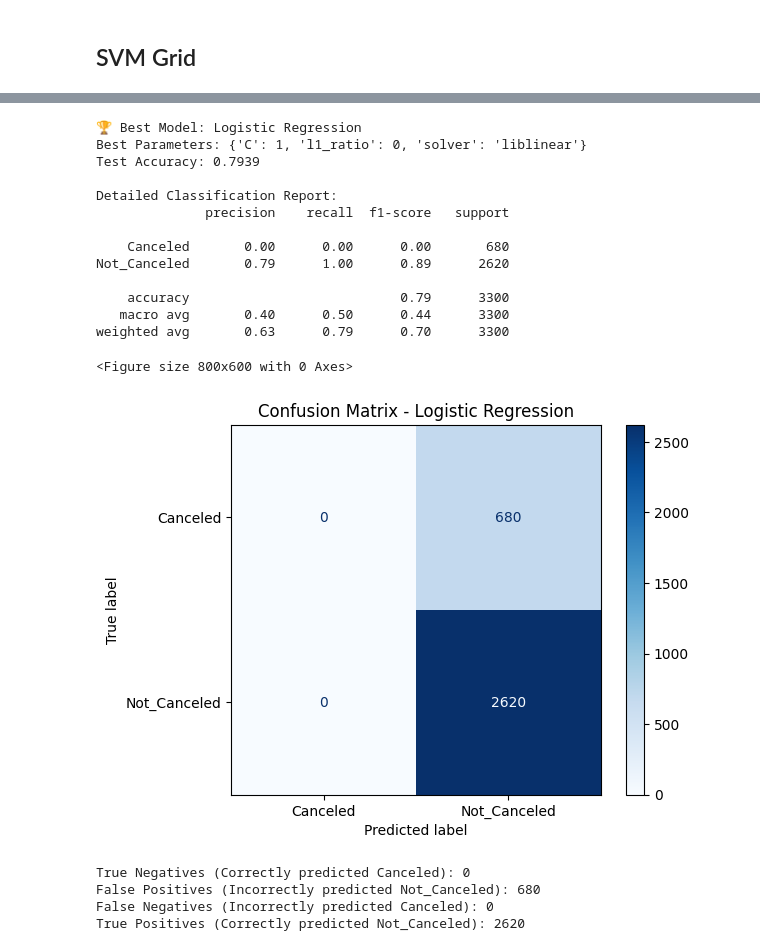
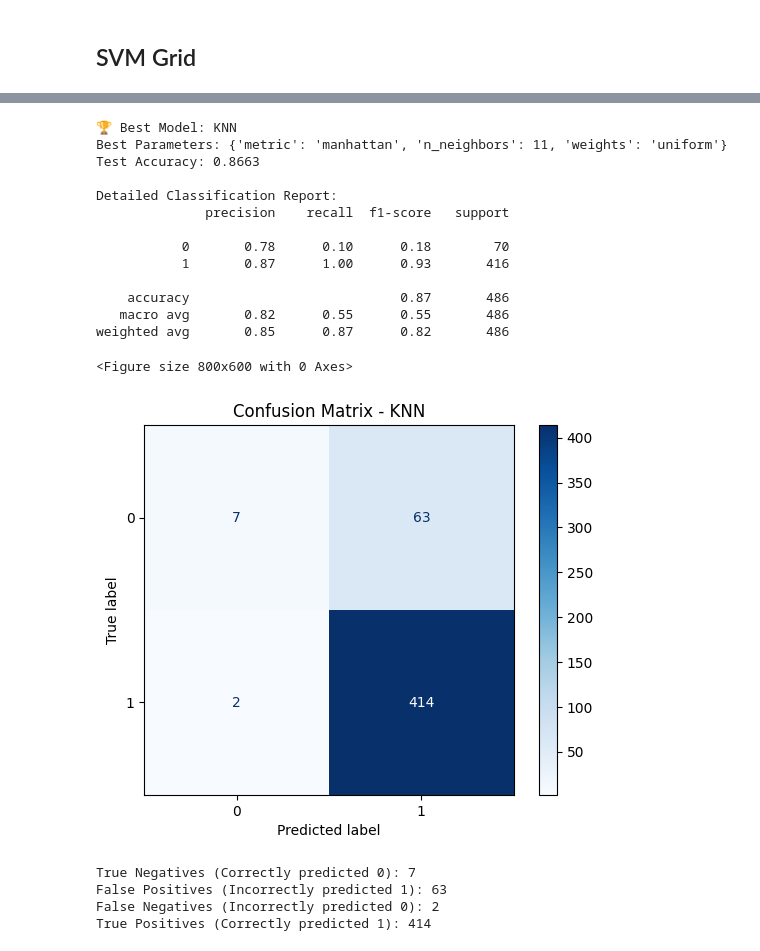
Before and after one commit to remiljw/Capstone-Employee-Churn, a Jupyter notebook: models/baseline.ipynb, the cells around one changed output, grey strips where cells are left out. Saved outputs shown, nothing was run; the diff lists cells and outputs as text; code cells hidden in the pictures.

Commit message:
new data baseline

```diff
--- a/models/baseline.ipynb
+++ b/models/baseline.ipynb
@@ -128,7 +120,7 @@ def CMDisplay(y_test, y_pred):
 ## Simple Logistic Regression
 # %%
 
-lr_baseline = LogisticRegression(random_state=42)
+lr_baseline = LogisticRegression(random_state=42, class_weight='balanced')
 lr_baseline.fit(X_train_scaled, y_train)
 
 y_pred_lr = lr_baseline.predict(X_test_scaled)
@@ -215,7 +215,16 @@ attrition_yes(0)       0.19      0.21      0.20       680
 # %% [markdown]
 ## Random Forest
 # %%
-rf_baseline = RandomForestClassifier(random_state=42)
+# rf_baseline = RandomForestClassifier(random_state=42)
+rf_baseline = RandomForestClassifier(
+    n_estimators=500,
+    max_depth=8,
+    min_samples_leaf=5,
+    max_features="sqrt",
+    class_weight={0:10, 1:1},
+    random_state=42,
+    n_jobs=-1
+)
 rf_baseline.fit(X_train_encoded, y_train)
 
 y_pred_rf = rf_baseline.predict(X_test_encoded)
@@ -242,7 +251,15 @@ attrition_yes(0)       0.00      0.00      0.00       680
 # %% [markdown]
 ## SVM
 # %%
-svm_baseline = SVC()
+# svm_baseline = SVC()
+svm_baseline = SVC(
+    kernel="rbf",
+    C=1.0,
+    gamma="scale",
+    class_weight={0:4, 1:1},
+    probability=True,
+    random_state=42
+)
 svm_baseline.fit(X_train_scaled, y_train)
 
 y_pred_svm = svm_baseline.predict(X_test_scaled)
@@ -395,11 +412,11 @@ Random Forest: 36 parameter combinations
 # %%
 
 models = {
-    'Logistic Regression': (LogisticRegression(random_state=42, max_iter=1000), lr_param_grid, X_train_scaled),
-    'KNN': (KNeighborsClassifier(), knn_param_grid, X_train_scaled),
-    'SVM': (SVC(random_state=42), svm_param_grid, X_train_scaled),
-    'Decision Tree': (DecisionTreeClassifier(random_state=42), dt_param_grid, X_train_encoded),
-    'Random Forest': (RandomForestClassifier(random_state=42), rf_param_grid, X_train_encoded)
+    'Logistic Regression': (lr_baseline, lr_param_grid, X_train_scaled),
+    'KNN': (knn_baseline, knn_param_grid, X_train_scaled),
+    'SVM': (svm_baseline, svm_param_grid, X_train_scaled),
+    'Decision Tree': (dt_baseline, dt_param_grid, X_train_encoded),
+    'Random Forest': (rf_baseline, rf_param_grid, X_train_encoded)
 }
 
 # Store results
@@ -634,41 +651,41 @@ y_pred_best = best_model.predict(X_test_best)
 
 # Detailed classification report
 print("Detailed Classification Report:")
-print(classification_report(y_test, y_pred_best, target_names=['Canceled', 'Not_Canceled'], zero_division=0.0))
+print(classification_report(y_test, y_pred_best, target_names=['0', '1'], zero_division=0.0))
 # %% [output]
-🏆 Best Model: Logistic Regression
-Best Parameters: {'C': 1, 'l1_ratio': 0, 'solver': 'liblinear'}
-Test Accuracy: 0.7939
+🏆 Best Model: KNN
+Best Parameters: {'metric': 'manhattan', 'n_neighbors': 11, 'weights': 'uniform'}
+Test Accuracy: 0.8663
 
 Detailed Classification Report:
               precision    recall  f1-score   support
 
-    Canceled       0.00      0.00      0.00       680
-Not_Canceled       0.79      1.00      0.89      2620
+           0       0.78      0.10      0.18        70
+           1       0.87      1.00      0.93       416
 
-    accuracy                           0.79      3300
-   macro avg       0.40      0.50      0.44      3300
-weighted avg       0.63      0.79      0.70      3300
+    accuracy                           0.87       486
+   macro avg       0.82      0.55      0.55       486
+weighted avg       0.85      0.87      0.82       486
 # %%
 from sklearn.metrics import ConfusionMatrixDisplay
 
 plt.figure(figsize=(8, 6))
 cm = confusion_matrix(y_test, y_pred_best)
-disp = ConfusionMatrixDisplay(confusion_matrix=cm, display_labels=['Canceled', 'Not_Canceled'])
+disp = ConfusionMatrixDisplay(confusion_matrix=cm, display_labels=[0, 1])
 disp.plot(cmap='Blues', values_format='d')
 plt.title(f'Confusion Matrix - {best_model_name}')
 plt.show()
 
 # Calculate additional insights
 tn, fp, fn, tp = cm.ravel()
-print(f"True Negatives (Correctly predicted Canceled): {tn}")
-print(f"False Positives (Incorrectly predicted Not_Canceled): {fp}")
-print(f"False Negatives (Incorrectly predicted Canceled): {fn}")
-print(f"True Positives (Correctly predicted Not_Canceled): {tp}")
+print(f"True Negatives (Correctly predicted 0): {tn}")
+print(f"False Positives (Incorrectly predicted 1): {fp}")
+print(f"False Negatives (Incorrectly predicted 0): {fn}")
+print(f"True Positives (Correctly predicted 1): {tp}")
 # %% [output]
 <Figure size 800x600 with 0 Axes>
-[figure, old version]
+[figure, new version]
-True Negatives (Correctly predicted Canceled): 0
-False Positives (Incorrectly predicted Not_Canceled): 680
-False Negatives (Incorrectly predicted Canceled): 0
-True Positives (Correctly predicted Not_Canceled): 2620
+True Negatives (Correctly predicted 0): 7
+False Positives (Incorrectly predicted 1): 63
+False Negatives (Incorrectly predicted 0): 2
+True Positives (Correctly predicted 1): 414
```
Also changed, not shown: parts of 20 cells of this notebook, 3 other files.
